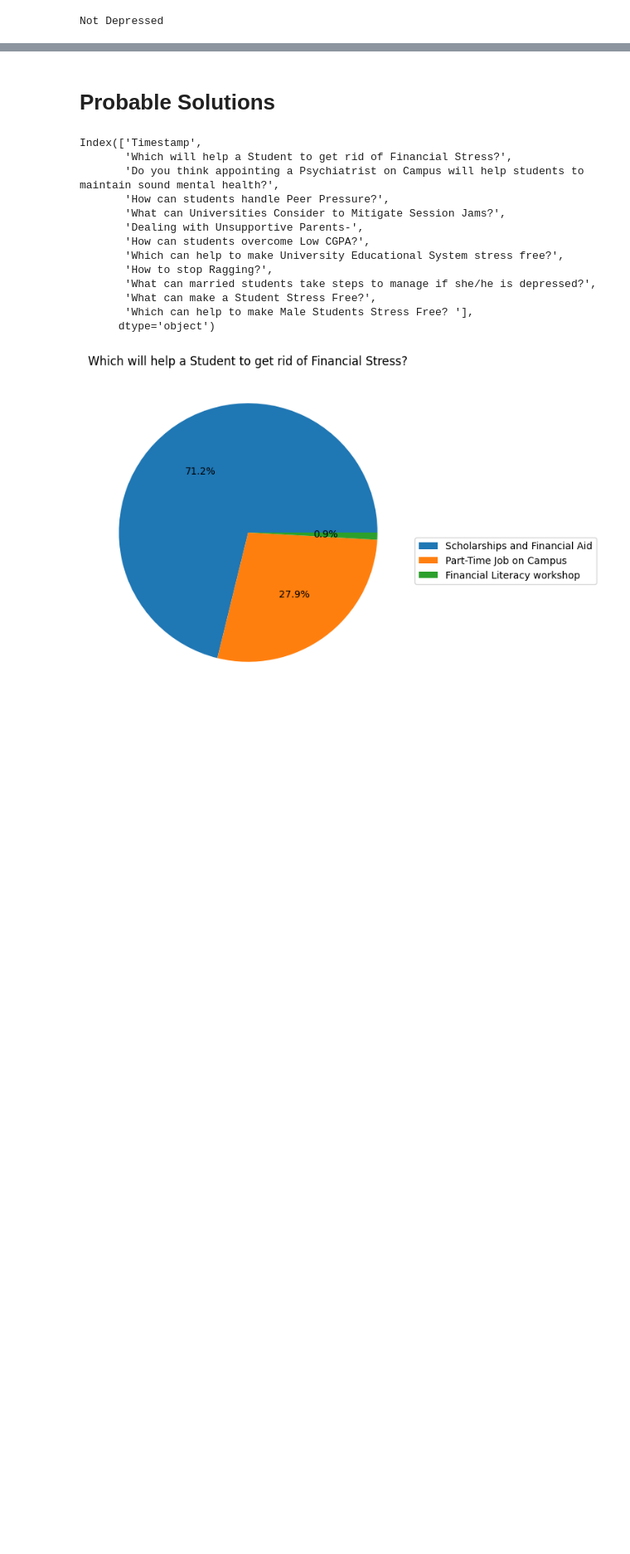
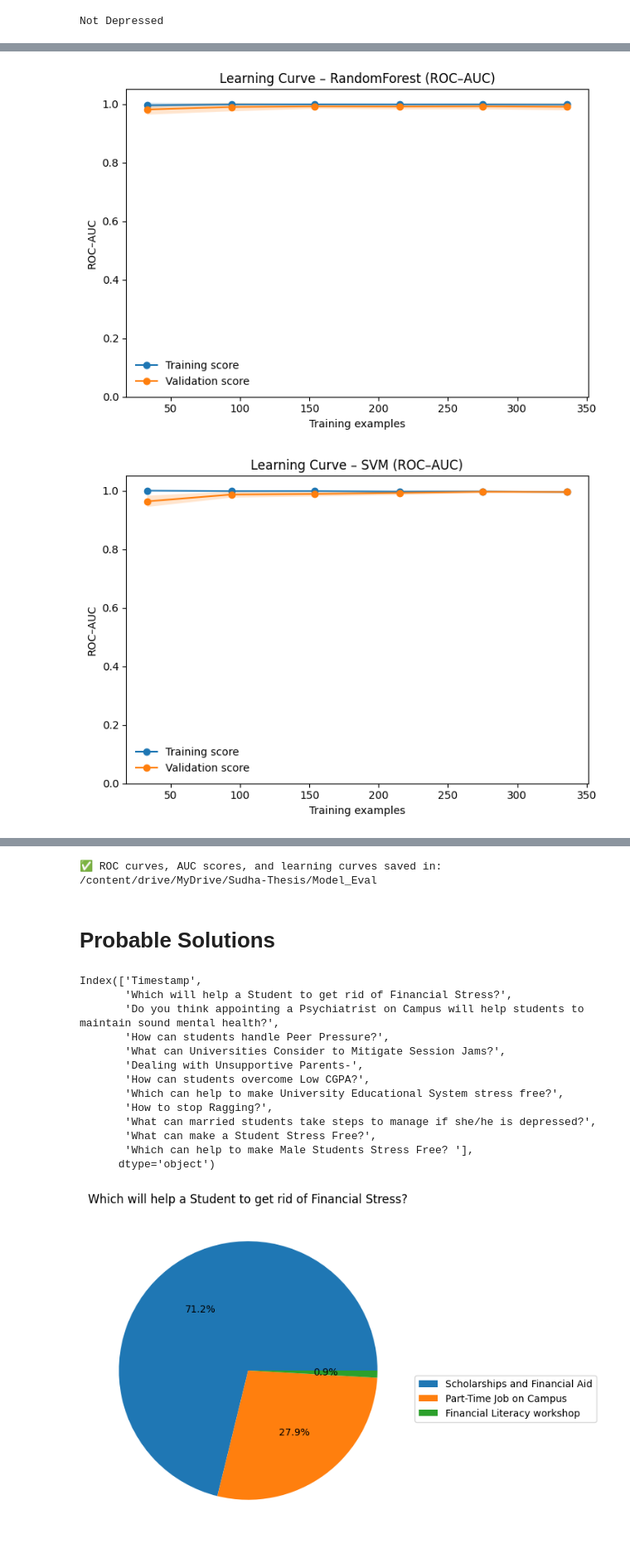
Before and after one commit to sudhabh23/Mental_Health_Prevention_Bangladeshi_Students, a Jupyter notebook: Relevent Codes/main.ipynb, the cells around one changed output, grey strips where cells are left out. Shown at 83% size. Cells and saved outputs as stored; diff of their text form; code cells hidden in the pictures; blank space fills up the shorter version.

```diff
--- a/Relevent Codes/main.ipynb
+++ b/Relevent Codes/main.ipynb
@@ -1045,0 +1512,57 @@ Not Depressed
+# %%
+# ==============================
+# Learning Curves (ROC–AUC)
+# ==============================
+from sklearn.model_selection import learning_curve
+
+def plot_learning_curve(estimator, title, X, y, scoring="roc_auc",
+                        train_sizes=np.linspace(0.1, 1.0, 6), cv_splits=5,
+                        fig_path=None):
+    cv = StratifiedKFold(n_splits=cv_splits, shuffle=True, random_state=42)
+
+    train_sizes, train_scores, val_scores = learning_curve(
+        estimator, X, y,
+        cv=cv,
+        scoring=scoring,
+        train_sizes=train_sizes,
+        n_jobs=-1,
+        shuffle=True,
+        random_state=42
+    )
+
+    train_mean, train_std = train_scores.mean(axis=1), train_scores.std(axis=1)
+    val_mean,   val_std   = val_scores.mean(axis=1),   val_scores.std(axis=1)
+
+    plt.figure(figsize=(7, 5))
+    plt.plot(train_sizes, train_mean, "o-", label="Training score")
+    plt.fill_between(train_sizes, train_mean-train_std, train_mean+train_std, alpha=0.2)
+    plt.plot(train_sizes, val_mean, "o-", label="Validation score")
+    plt.fill_between(train_sizes, val_mean-val_std, val_mean+val_std, alpha=0.2)
+
+    plt.xlabel("Training examples")
+    plt.ylabel("ROC–AUC")
+    plt.ylim(0.0, 1.05)
+    plt.title(title)
+    plt.legend(loc="best", frameon=False)
+    plt.tight_layout()
+    if fig_path:
+        plt.savefig(fig_path, dpi=150, bbox_inches="tight")
+    plt.show()
+
+# One learning-curve plot per model
+plot_learning_curve(rf_classifier,   "Learning Curve – RandomForest (ROC–AUC)", X, y,
+                    fig_path=os.path.join(save_dir, "LC_RandomForest.png"))
+
+plot_learning_curve(svm_classifier,  "Learning Curve – SVM (ROC–AUC)",          X, y,
+                    fig_path=os.path.join(save_dir, "LC_SVM.png"))
+
+plot_learning_curve(logreg_classifier, "Learning Curve – Logistic Regression (ROC–AUC)", X, y,
+                    fig_path=os.path.join(save_dir, "LC_LogReg.png"))
+
+plot_learning_curve(knn_classifier,  "Learning Curve – KNN (ROC–AUC)",          X, y,
+                    fig_path=os.path.join(save_dir, "LC_KNN.png"))
+
+print(f"✅ ROC curves, AUC scores, and learning curves saved in: {save_dir}")
+# %% [output]
+[figure, added]
+[figure, added]
@@ -1046,3 +1571,4 @@ Not Depressed
+✅ ROC curves, AUC scores, and learning curves saved in: /content/drive/MyDrive/Sudha-Thesis/Model_Eval
 # %% [markdown]
 # Probable Solutions
 # %%
```
Also changed, not shown: parts of 21 cells of this notebook.
